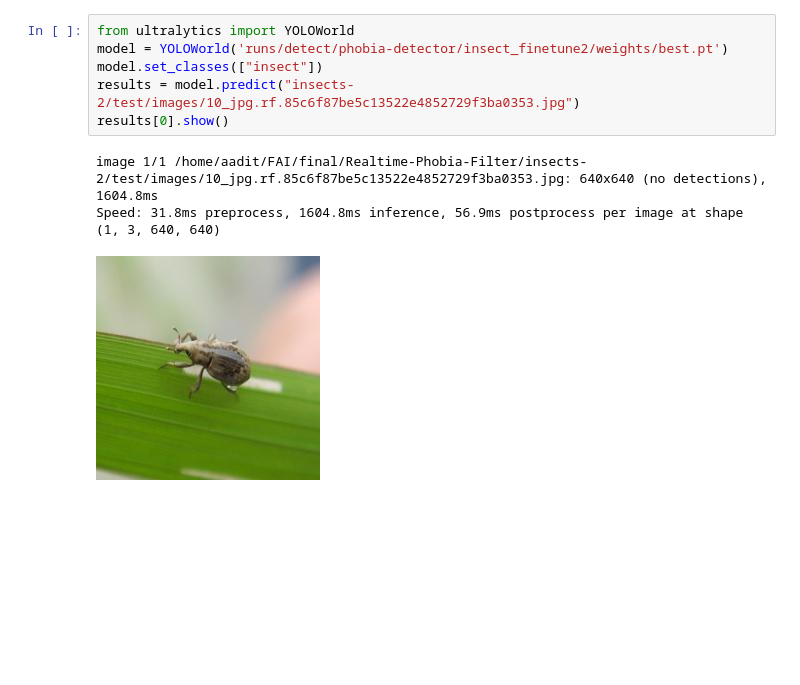
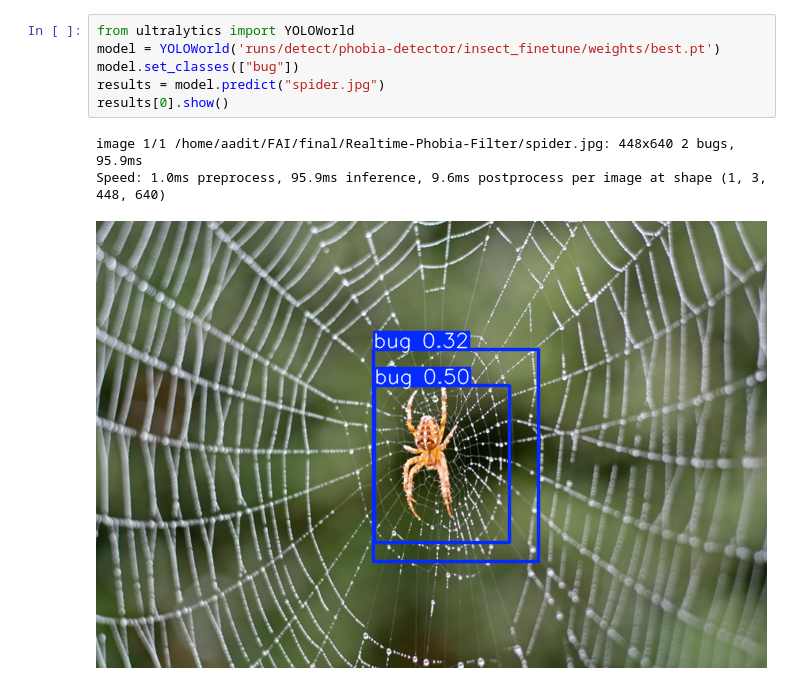
Before and after one commit to aengineer0000/Realtime-Phobia-Filter, a Jupyter notebook: insect-finetune-1class.ipynb, the cells around one changed output. Drawn from its saved outputs; the diff is of its cells as text; blank space fills up the shorter version.

Commit message:
1 class model

```diff
--- a/insect-finetune-1class.ipynb
+++ b/insect-finetune-1class.ipynb
@@ -87,10 +122,10 @@ wandb: ERROR The nbformat package was not found. It is required to save notebook
 # %%
 from ultralytics import YOLOWorld
-model = YOLOWorld('runs/detect/phobia-detector/insect_finetune2/weights/best.pt')
-model.set_classes(["insect"])
-results = model.predict("insects-2/test/images/10_jpg.rf.85c6f87be5c13522e4852729f3ba0353.jpg")
+model = YOLOWorld('runs/detect/phobia-detector/insect_finetune/weights/best.pt')
+model.set_classes(["bug"])
+results = model.predict("spider.jpg")
 results[0].show()
 # %% [output]
-image 1/1 /home/aadit/FAI/final/Realtime-Phobia-Filter/insects-2/test/images/10_jpg.rf.85c6f87be5c13522e4852729f3ba0353.jpg: 640x640 (no detections), 1604.8ms
-Speed: 31.8ms preprocess, 1604.8ms inference, 56.9ms postprocess per image at shape (1, 3, 640, 640)
+image 1/1 /home/aadit/FAI/final/Realtime-Phobia-Filter/spider.jpg: 448x640 2 bugs, 95.9ms
+Speed: 1.0ms preprocess, 95.9ms inference, 9.6ms postprocess per image at shape (1, 3, 448, 640)
-[figure, old version]
+[figure, new version]
```
Also changed, not shown: parts of 4 cells of this notebook, 9 other files.
